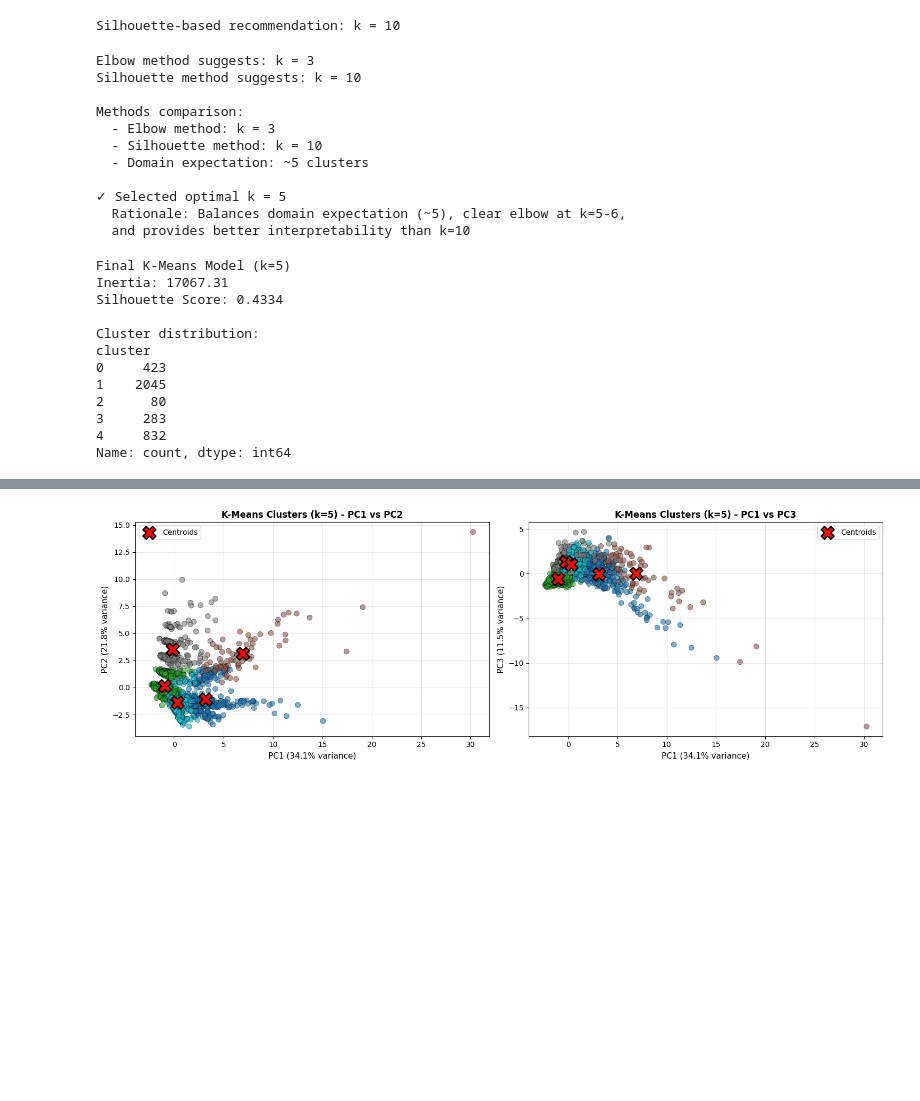
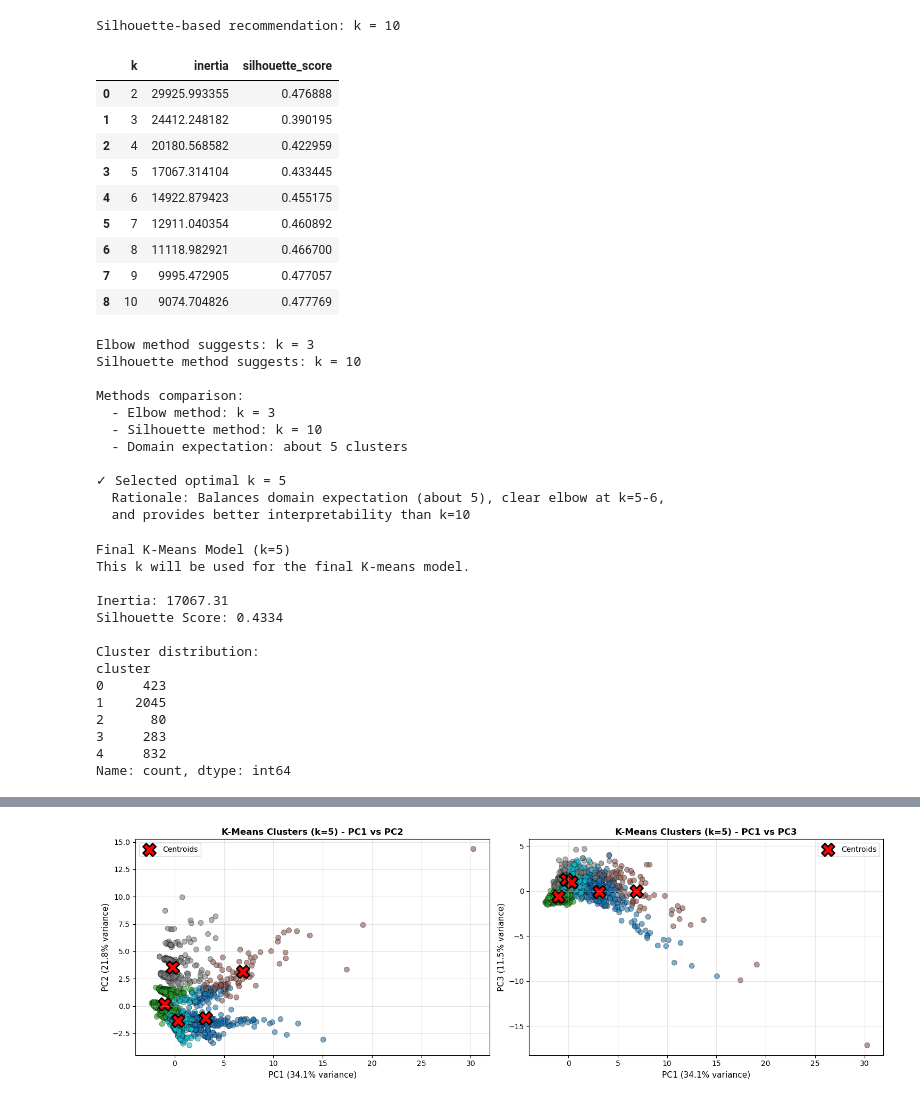
Before and after one commit to jacob-stiegler/exo-planet-clustering, a Jupyter notebook: clustering.ipynb, the cells around one changed output, grey strips where cells are left out. Saved outputs shown, nothing was run; the diff lists cells and outputs as text; code cells hidden in the pictures; blank space fills up the shorter version.

```diff
--- a/clustering.ipynb
+++ b/clustering.ipynb
@@ -227,6 +245,25 @@ print(f"Silhouette-based recommendation: k = {best_k_sil}")
 # %% [output]
 [figure]
 Silhouette-based recommendation: k = 10
+# %%
+cluster_selection_df = pd.DataFrame({
+    "k": list(k_range),
+    "inertia": inertias,
+    "silhouette_score": silhouette_scores
+})
+
+cluster_selection_df
+# %% [output]
+|  | k | inertia | silhouette_score |
+| 0 | 2 | 29925.993355 | 0.476888 |
+| 1 | 3 | 24412.248182 | 0.390195 |
+| 2 | 4 | 20180.568582 | 0.422959 |
+| 3 | 5 | 17067.314104 | 0.433445 |
+| 4 | 6 | 14922.879423 | 0.455175 |
+| 5 | 7 | 12911.040354 | 0.460892 |
+| 6 | 8 | 11118.982921 | 0.466700 |
+| 7 | 9 | 9995.472905 | 0.477057 |
+| 8 | 10 | 9074.704826 | 0.477769 |
 # %%
 # Calculate elbow point using the kneedle method (second derivative)
 # Find the point with maximum curvature in the inertia curve
@@ -238,16 +275,16 @@ optimal_k_elbow = list(k_range)[elbow_idx]
 print(f"\nElbow method suggests: k = {optimal_k_elbow}")
 print(f"Silhouette method suggests: k = {best_k_sil}")
 
-# Use domain knowledge: We expected ~5 clusters, compare with both methods
+# Use domain knowledge: We expected about 5 clusters, compare with both methods
 print(f"\nMethods comparison:")
 print(f"  - Elbow method: k = {optimal_k_elbow}")
 print(f"  - Silhouette method: k = {best_k_sil}")
-print(f"  - Domain expectation: ~5 clusters")
+print(f"  - Domain expectation: about 5 clusters")
 
 # Select optimal k based on combination of methods
 # The elbow curve shows clear elbow around k=5-6
 # Silhouette keeps improving but that suggests over-clustering
-# Domain knowledge suggests ~5 clusters
+# Domain knowledge suggests about 5 clusters
 # Use a manual selection balancing all three factors
 elbow_candidates = [5, 6]  # Visible elbow region
 silhouette_candidates = [8, 9, 10]  # High silhouette scores
@@ -256,7 +293,7 @@ domain_expectation = 5
 # Optimal k: prioritize domain knowledge + elbow method
 optimal_k = 5  # Best balance between interpretability and statistical measures
 print(f"\n✓ Selected optimal k = {optimal_k}")
-print(f"  Rationale: Balances domain expectation (~5), clear elbow at k=5-6,")
+print(f"  Rationale: Balances domain expectation (about 5), clear elbow at k=5-6,")
 print(f"  and provides better interpretability than k=10")
 # %% [output]
 Elbow method suggests: k = 3
@@ -265,10 +302,10 @@ Silhouette method suggests: k = 10
 Methods comparison:
   - Elbow method: k = 3
   - Silhouette method: k = 10
-  - Domain expectation: ~5 clusters
+  - Domain expectation: about 5 clusters
 
 ✓ Selected optimal k = 5
-  Rationale: Balances domain expectation (~5), clear elbow at k=5-6,
+  Rationale: Balances domain expectation (about 5), clear elbow at k=5-6,
   and provides better interpretability than k=10
 # %%
 # Fit final k-means model with optimal k
@@ -280,12 +317,16 @@ pca_df['cluster'] = cluster_labels
 analysis_df['cluster'] = cluster_labels
 
 print(f"Final K-Means Model (k={optimal_k})")
+print("This k will be used for the final K-means model.")
+print("")
 print(f"Inertia: {kmeans_final.inertia_:.2f}")
 print(f"Silhouette Score: {silhouette_score(pca_data, cluster_labels):.4f}")
 print(f"\nCluster distribution:")
 print(analysis_df['cluster'].value_counts().sort_index())
 # %% [output]
 Final K-Means Model (k=5)
+This k will be used for the final K-means model.
+
 Inertia: 17067.31
 Silhouette Score: 0.4334
 
```
Also changed, not shown: parts of 17 cells of this notebook.
